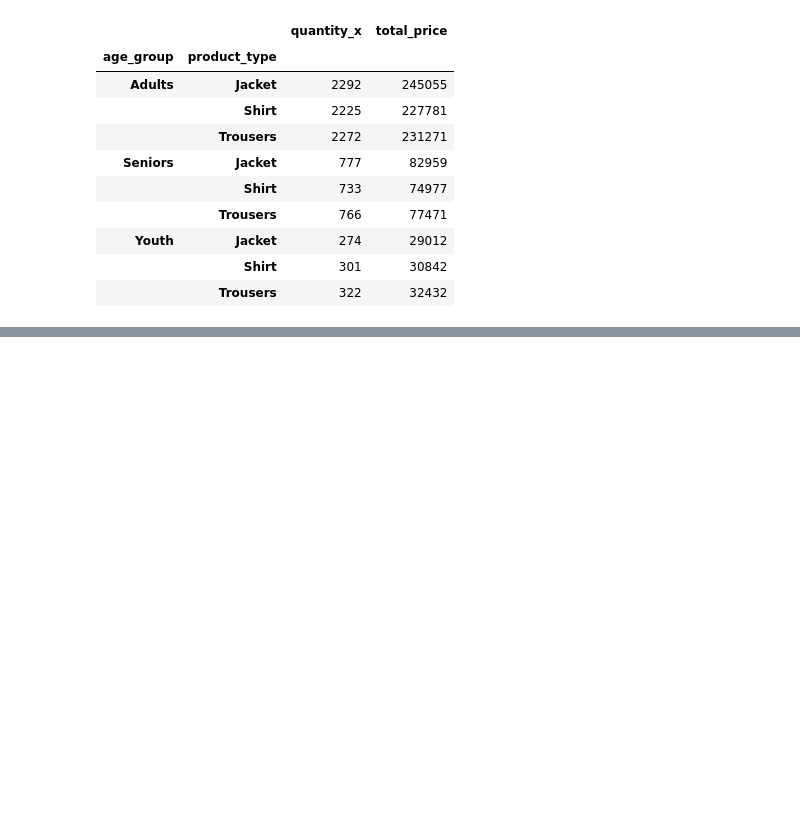
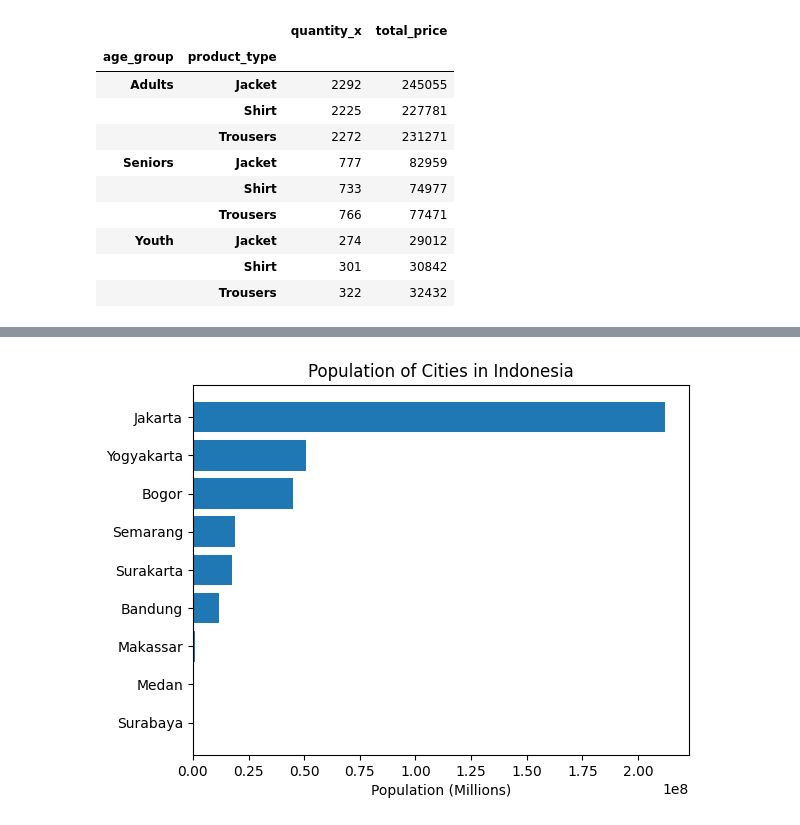
Before and after one commit to MuhammadPrayoga/data-wrangling, a Jupyter notebook: notebook.ipynb, the cells around one changed output, grey strips where cells are left out. Cells and saved outputs as stored; diff of their text form; code cells hidden in the pictures; blank space fills up the shorter version.

```diff
--- a/notebook.ipynb
+++ b/notebook.ipynb
@@ -674,0 +708,7 @@ all_df.groupby(by=["age_group", "product_type"]).agg({
+# %%
+plt.barh(y=df["Cities"], width=df["Population"])
+plt.xlabel("Population (Millions)")
+plt.title("Population of Cities in Indonesia")
+plt.show()
+# %% [output]
+[figure, added]
```
Also changed, not shown: parts of 4 cells of this notebook.
